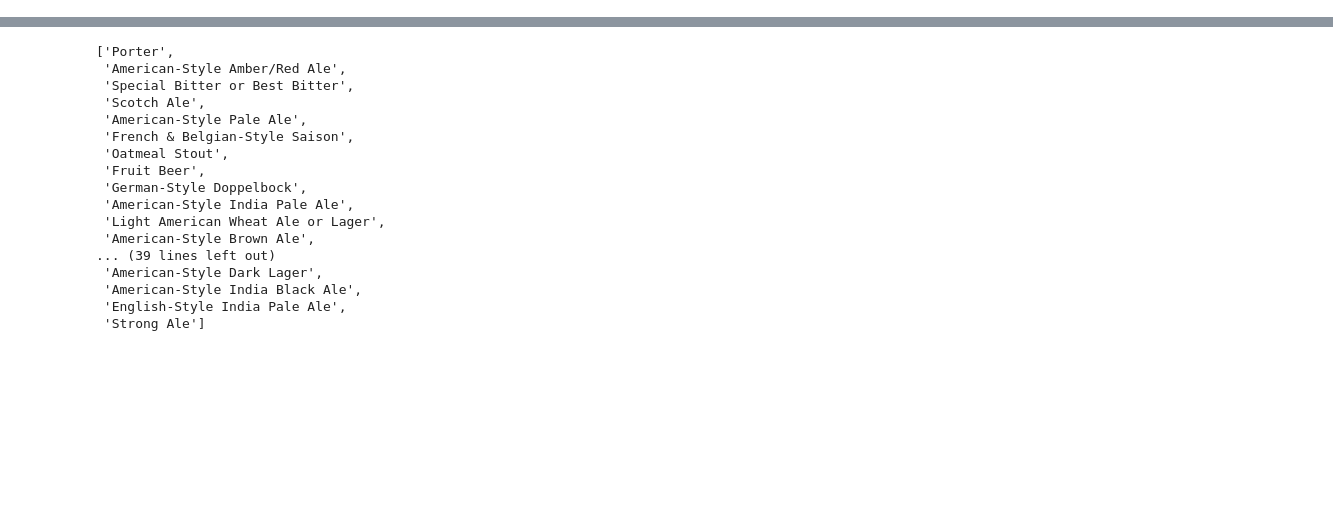
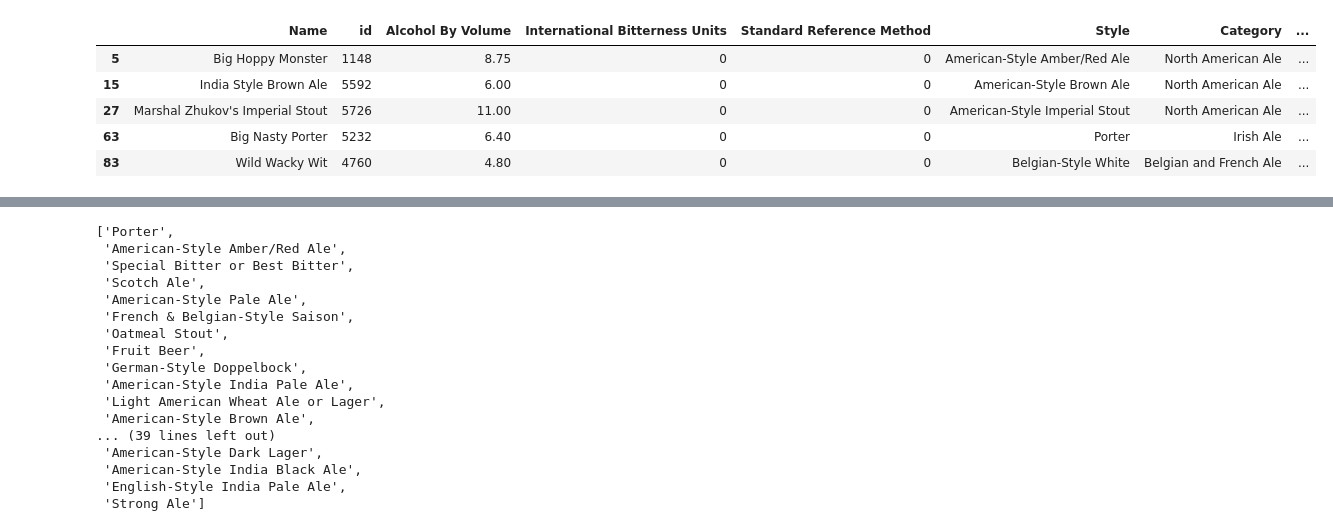
Before and after one commit to acoo33/project1, a Jupyter notebook: graphs/style_by_region.ipynb, the cells around one changed output, grey strips where cells are left out. Saved outputs shown, nothing was run; the diff lists cells and outputs as text; code cells hidden in the pictures; blank space fills up the shorter version.

```diff
--- a/graphs/style_by_region.ipynb
+++ b/graphs/style_by_region.ipynb
@@ -17,0 +96,10 @@ df.head(5)
+# %%
+df_southeast = df.loc[df['Region']=='Southeast']
+df_southeast.head()
+# %% [output]
+|  | Name | id | Alcohol By Volume | International Bitterness Units | Standard Reference Method | Style | Category | ... |
+| 5 | Big Hoppy Monster | 1148 | 8.75 | 0 | 0 | American-Style Amber/Red Ale | North American Ale | ... |
+| 15 | India Style Brown Ale | 5592 | 6.00 | 0 | 0 | American-Style Brown Ale | North American Ale | ... |
+| 27 | Marshal Zhukov's Imperial Stout | 5726 | 11.00 | 0 | 0 | American-Style Imperial Stout | North American Ale | ... |
+| 63 | Big Nasty Porter | 5232 | 6.40 | 0 | 0 | Porter | Irish Ale | ... |
+| 83 | Wild Wacky Wit | 4760 | 4.80 | 0 | 0 | Belgian-Style White | Belgian and French Ale | ... |
```
Also changed, not shown: parts of 13 cells of this notebook, 3 other files.
